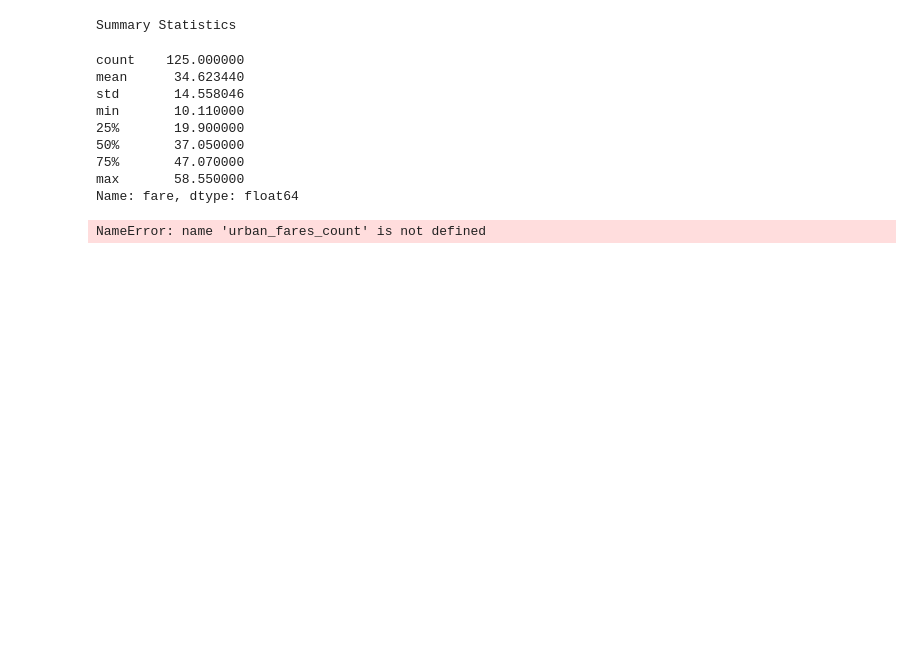
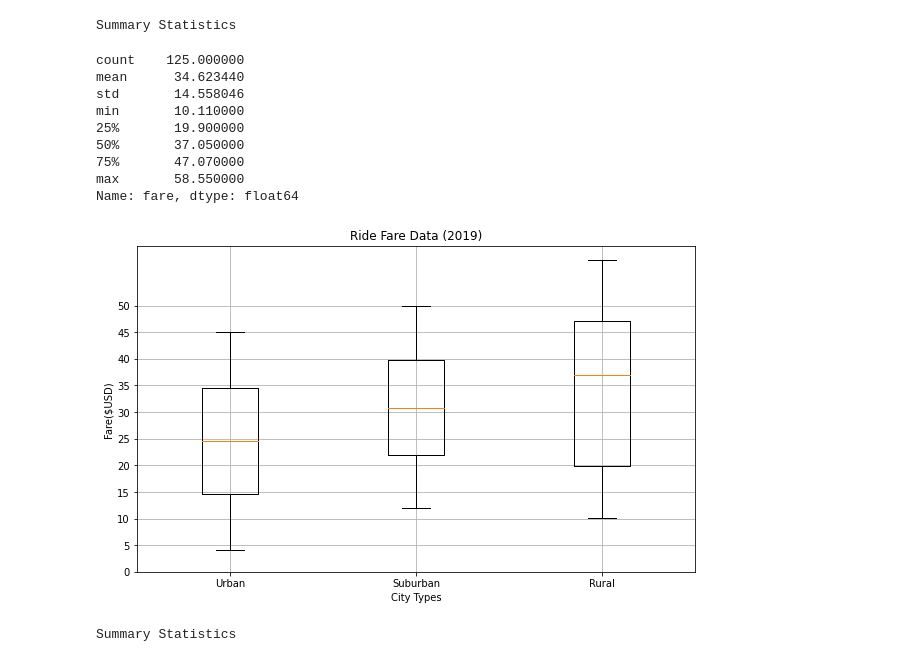
Before and after one commit to batty2021/PyBer_Analysis, a Jupyter notebook: PyBer.ipynb, the cells around one changed output. Cells and saved outputs as stored; diff of their text form; code cells hidden in the pictures; blank space fills up the shorter version.

Commit message:
updating pyber and adding analysis/

```diff
--- a/PyBer.ipynb
+++ b/PyBer.ipynb
@@ -854,23 +856,24 @@ min       10.110000
 75%       47.070000
 max       58.550000
 Name: fare, dtype: float64
-# %%
-# Create a box-and-whisker plot for the urban fare data.
-x_labels = ["Urban","Suburban","Rural"]
-ride_fare_data = [urban_fares_count, suburban_fares_count, rural_fares_count]
-fig, ax = plt.subplots(figsize=(10,6))
-ax.boxplot(ride_fare_data, labels=x_labels)
-# Add the title, y-axis label and grid.
-ax.set_title('Ride Fare Data (2019)')
-ax.set_ylabel('Fare($USD)')
-ax.set_xlabel("City Types")
-ax.set_yticks(np.arange(0, 51, step=5.0))
-ax.grid()
-plt.savefig("analysis/Fig3.png")
-plt.show()
-print("Summary Statistics")
-# %% [output]
-NameError: name 'urban_fares_count' is not defined
+# %%
+# Add all ride fare box-and-whisker plots to the same graph.
+x_labels = ["Urban","Suburban","Rural"]
+ride_fare_data = [urban_fares, suburban_fares, rural_fares]
+fig, ax = plt.subplots(figsize=(10,6))
+ax.boxplot(ride_fare_data, labels=x_labels)
+# Add the title, y-axis label and grid.
+ax.set_title('Ride Fare Data (2019)')
+ax.set_ylabel('Fare($USD)')
+ax.set_xlabel("City Types")
+ax.set_yticks(np.arange(0, 51, step=5.0))
+ax.grid()
+plt.savefig("analysis/Fig3.png")
+plt.show()
+print("Summary Statistics")
+# %% [output]
+[figure, added]
+Summary Statistics
 # %%
 # Create the box-and-whisker plot for the urban driver count data.
 x_labels = ["Urban"]
```
Also changed, not shown: parts of 46 cells of this notebook, 8 other files.
